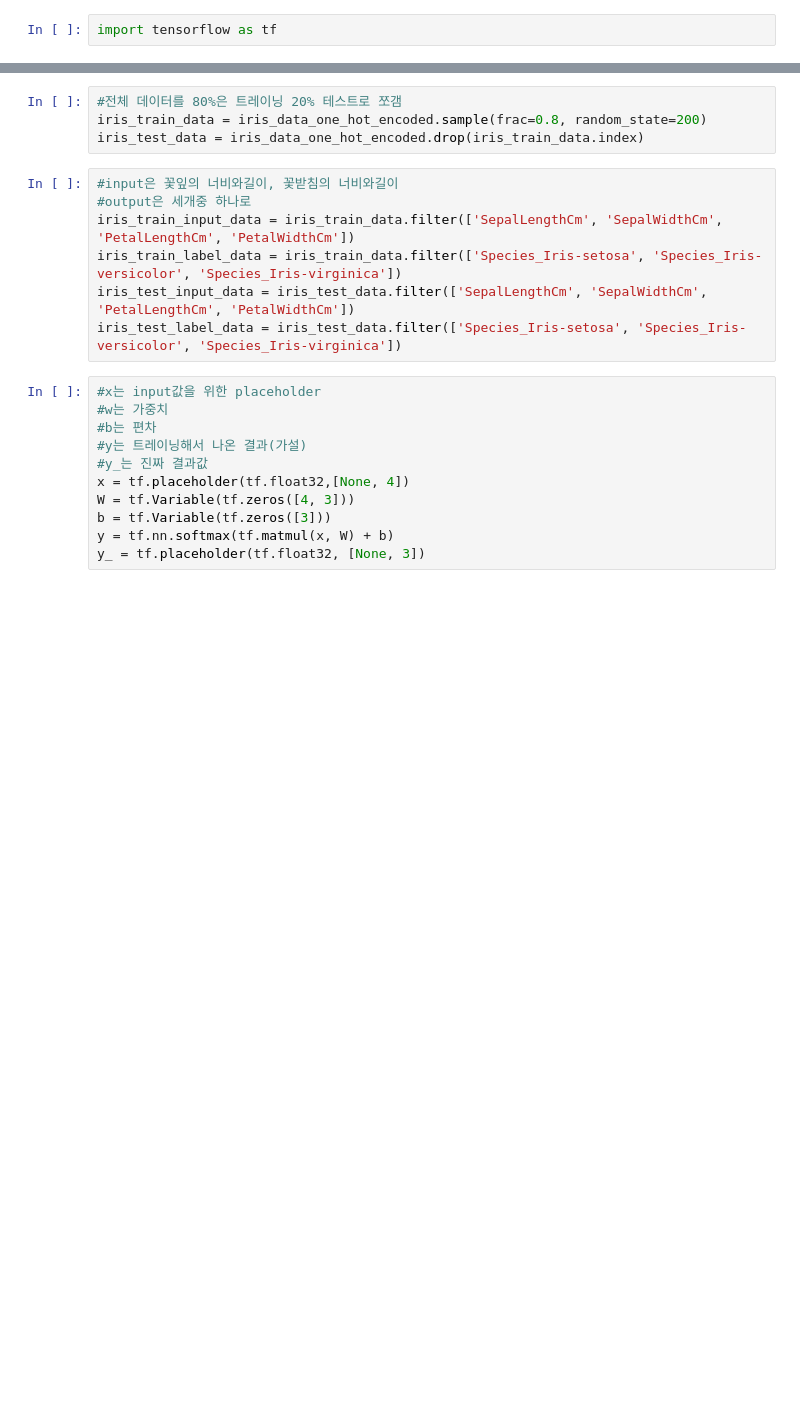
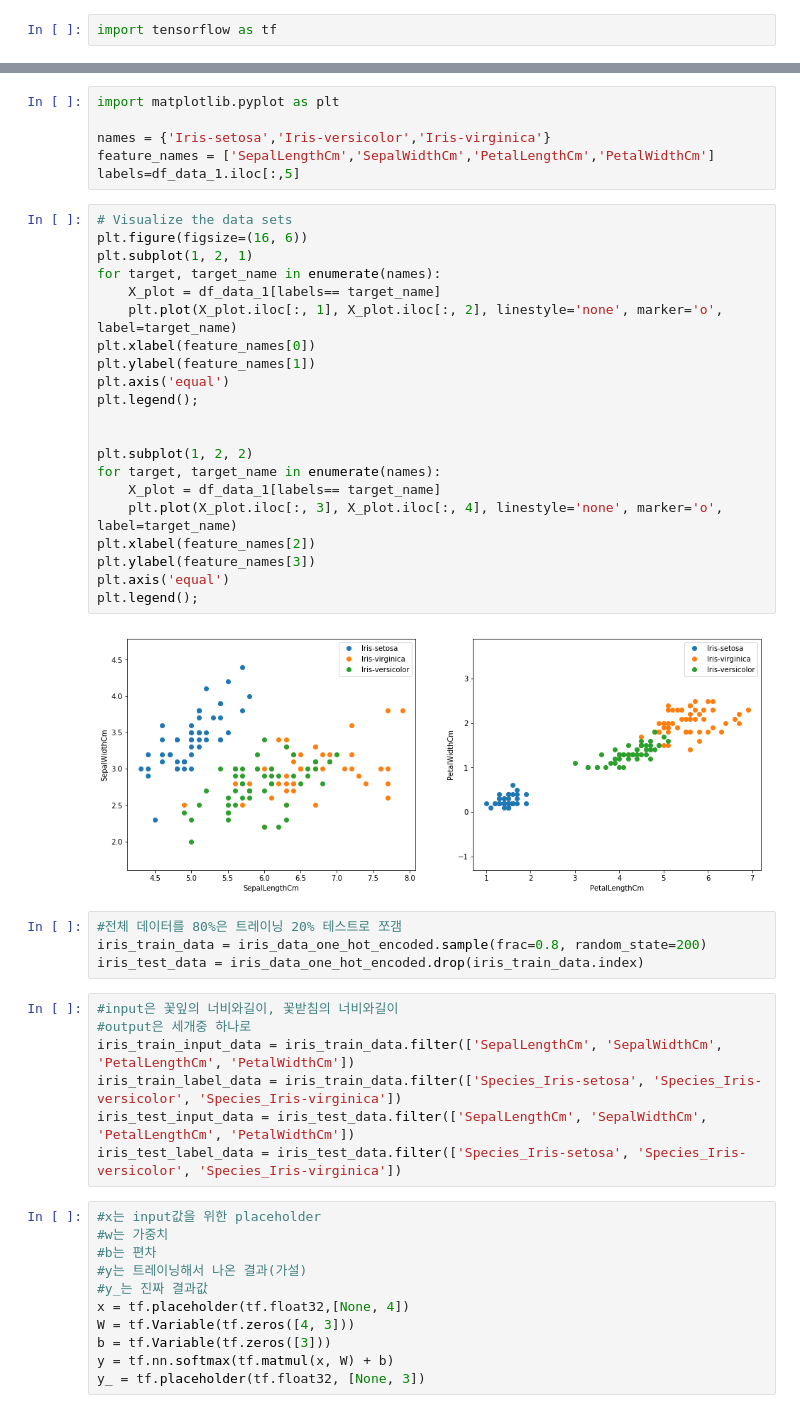
Before and after one commit to exseul/2020BigData, a Jupyter notebook: P2/iris-17681020Leeyeseul.ipynb, the cells around one changed output, grey strips where cells are left out. Cells and saved outputs as stored; diff of their text form; blank space fills up the shorter version.

```diff
--- a/P2/iris-17681020Leeyeseul.ipynb
+++ b/P2/iris-17681020Leeyeseul.ipynb
@@ -56,3 +75,32 @@ iris_data_one_hot_encoded.head(53)
+# %%
+import matplotlib.pyplot as plt
+
+names = {'Iris-setosa','Iris-versicolor','Iris-virginica'}
+feature_names = ['SepalLengthCm','SepalWidthCm','PetalLengthCm','PetalWidthCm']
+labels=df_data_1.iloc[:,5]
+# %%
+# Visualize the data sets
+plt.figure(figsize=(16, 6))
+plt.subplot(1, 2, 1)
+for target, target_name in enumerate(names):
+    X_plot = df_data_1[labels== target_name]
+    plt.plot(X_plot.iloc[:, 1], X_plot.iloc[:, 2], linestyle='none', marker='o', label=target_name)
+plt.xlabel(feature_names[0])
+plt.ylabel(feature_names[1])
+plt.axis('equal')
+plt.legend();
+
+
+plt.subplot(1, 2, 2)
+for target, target_name in enumerate(names):
+    X_plot = df_data_1[labels== target_name]
+    plt.plot(X_plot.iloc[:, 3], X_plot.iloc[:, 4], linestyle='none', marker='o', label=target_name)
+plt.xlabel(feature_names[2])
+plt.ylabel(feature_names[3])
+plt.axis('equal')
+plt.legend();
+# %% [output]
+[figure, added]
 # %%
 #전체 데이터를 80%은 트레이닝 20% 테스트로 쪼갬
 iris_train_data = iris_data_one_hot_encoded.sample(frac=0.8, random_state=200)
```
Also changed, not shown: parts of 20 cells of this notebook.
